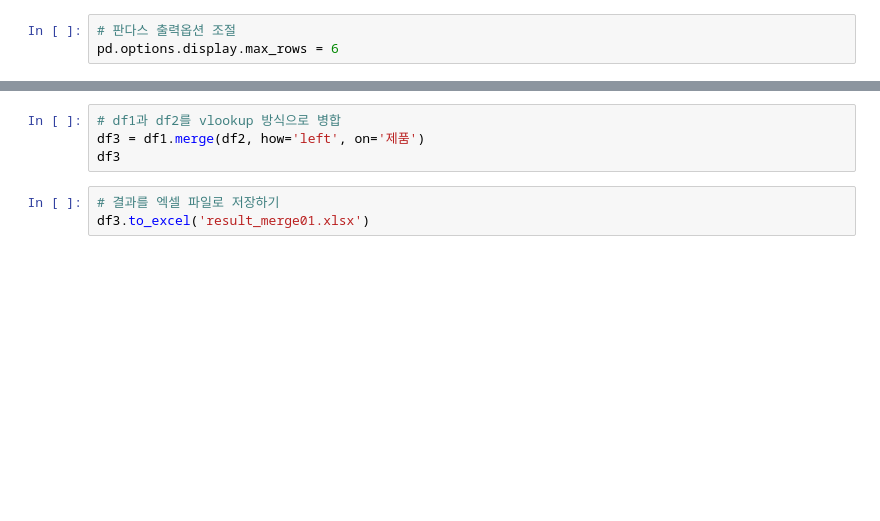
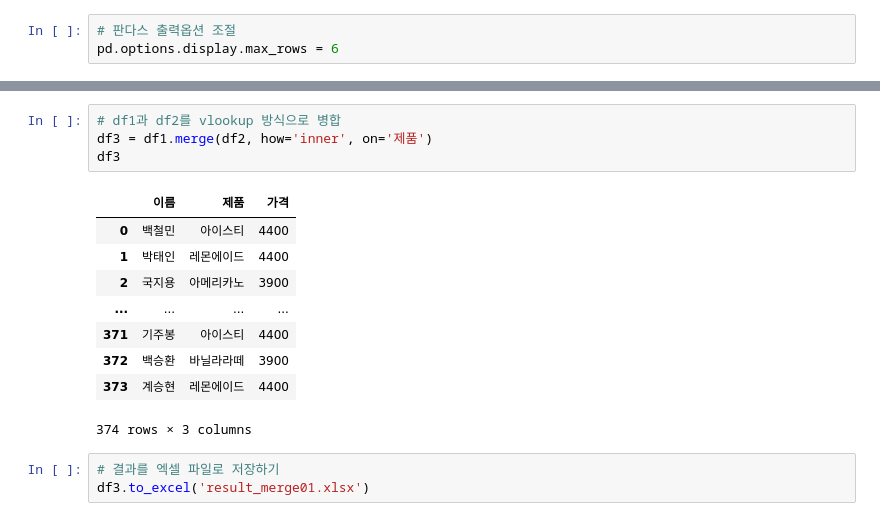
Before and after one commit to Best-Island-LCH/Data_midterm, a Jupyter notebook: 추가학습자료/02_엑셀의_VLOOKUP_및_여러기능_판다스로_해보기.ipynb, the cells around one changed output, grey strips where cells are left out. Drawn from its saved outputs; the diff is of its cells as text; blank space fills up the shorter version.

```diff
--- a/추가학습자료/02_엑셀의_VLOOKUP_및_여러기능_판다스로_해보기.ipynb
+++ b/추가학습자료/02_엑셀의_VLOOKUP_및_여러기능_판다스로_해보기.ipynb
@@ -133,7 +167,17 @@ df2
 # %%
 # df1과 df2를 vlookup 방식으로 병합
-df3 = df1.merge(df2, how='left', on='제품')
+df3 = df1.merge(df2, how='inner', on='제품')
 df3
+# %% [output]
+|  | 이름 | 제품 | 가격 |
+| 0 | 백철민 | 아이스티 | 4400 |
+| 1 | 박태인 | 레몬에이드 | 4400 |
+| 2 | 국지용 | 아메리카노 | 3900 |
+| ... | ... | ... | ... |
+| 371 | 기주봉 | 아이스티 | 4400 |
+| 372 | 백승환 | 바닐라라떼 | 3900 |
+| 373 | 계승현 | 레몬에이드 | 4400 |
+374 rows × 3 columns
 # %%
 # 결과를 엑셀 파일로 저장하기
 df3.to_excel('result_merge01.xlsx')
```
Also changed, not shown: parts of 22 cells of this notebook, 3 other files.
